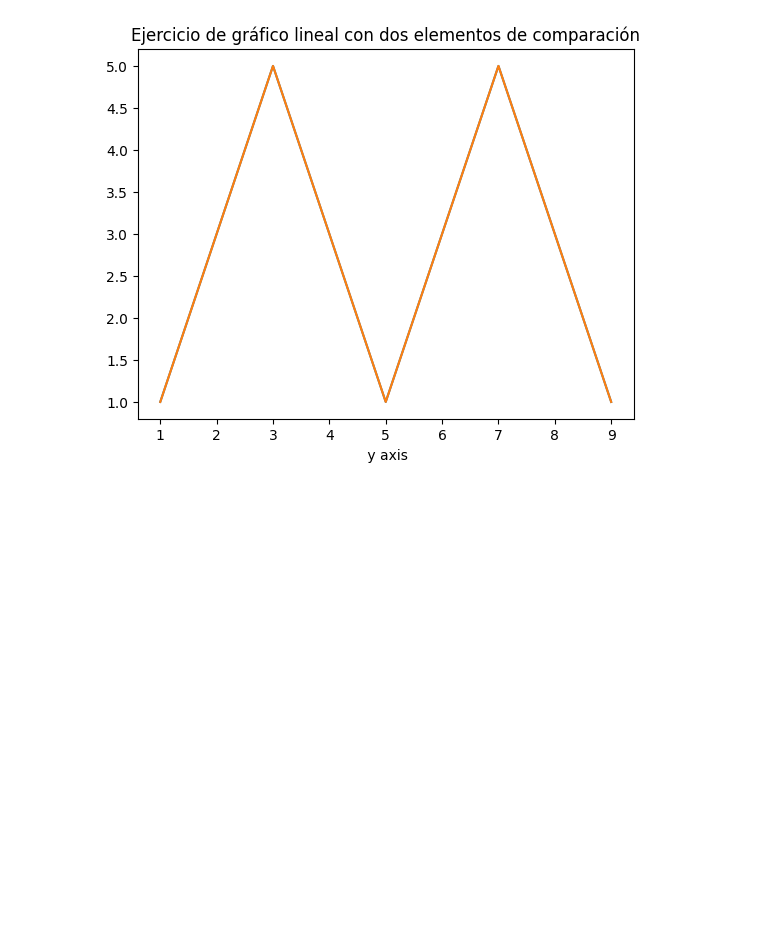
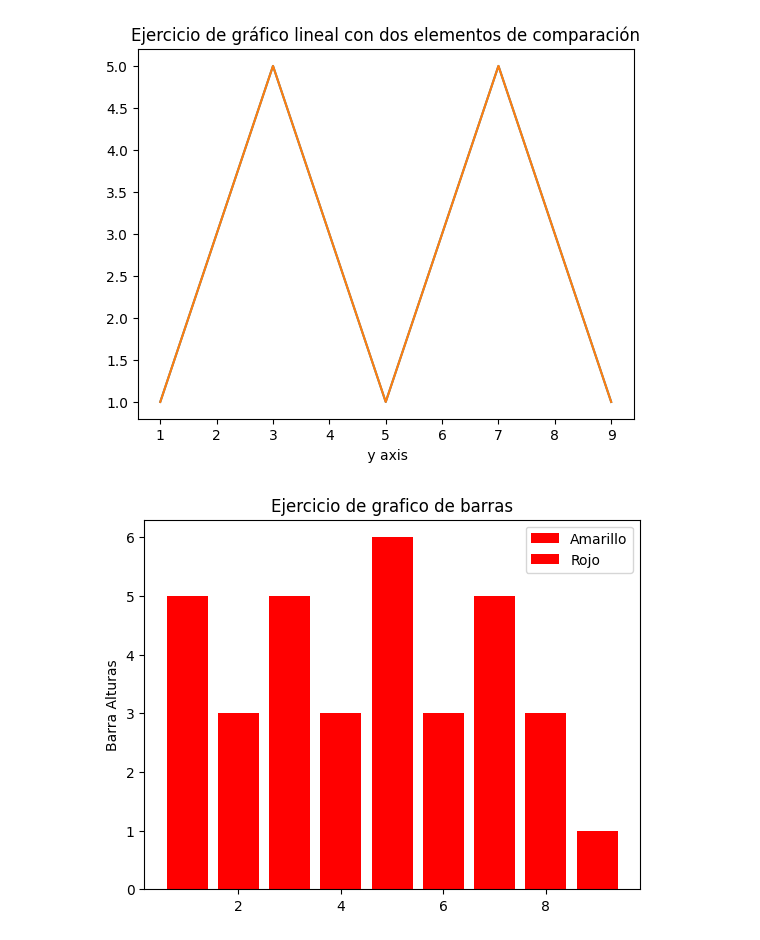
Before and after one commit to Jasonuna25/OPT-Introducci-n-a-Datos, a Jupyter notebook: ArchivoData2_05_05.ipynb, the cells around one changed output. Saved outputs shown, nothing was run; the diff lists cells and outputs as text; code cells hidden in the pictures; blank space fills up the shorter version.

```diff
--- a/ArchivoData2_05_05.ipynb
+++ b/ArchivoData2_05_05.ipynb
@@ -17,3 +17,22 @@ plt.title("Ejercicio de gráfico lineal con dos elementos de comparación")
 # %% [output]
 Text(0.5, 1.0, 'Ejercicio de gráfico lineal con dos elementos de comparación')
 [figure]
+# %%
+x1=[1,2,3,4,5,6,7,8,9]
+y1=[1,3,5,3,1,3,5,3,1]
+x2=[1,3,5,3,1,3,5,3,1]
+y2=[2,4,6,4,2,4,6,4,5]
+
+plt.bar(x1,y1, label="Amarillo", color='r')
+plt.bar(x2,y2, label="Rojo", color='r')
+plt.plot()
+
+plt.ylabel("Barra numeral")
+plt.ylabel("Barra Alturas")
+plt.title("Ejercicio de grafico de barras")
+plt.legend()
+plt.show()
+
+#https
+# %% [output]
+[figure, added]
```
